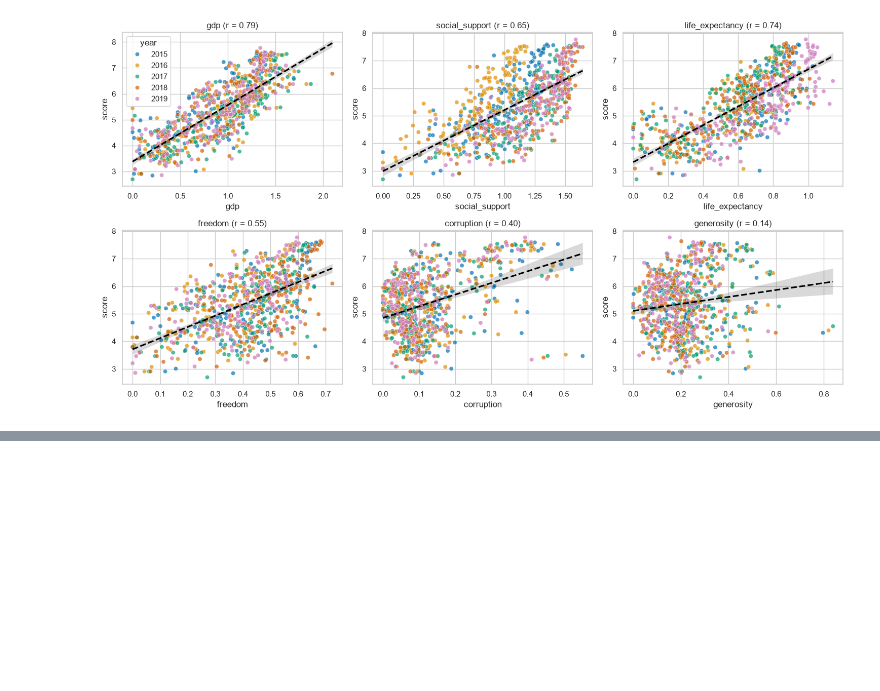
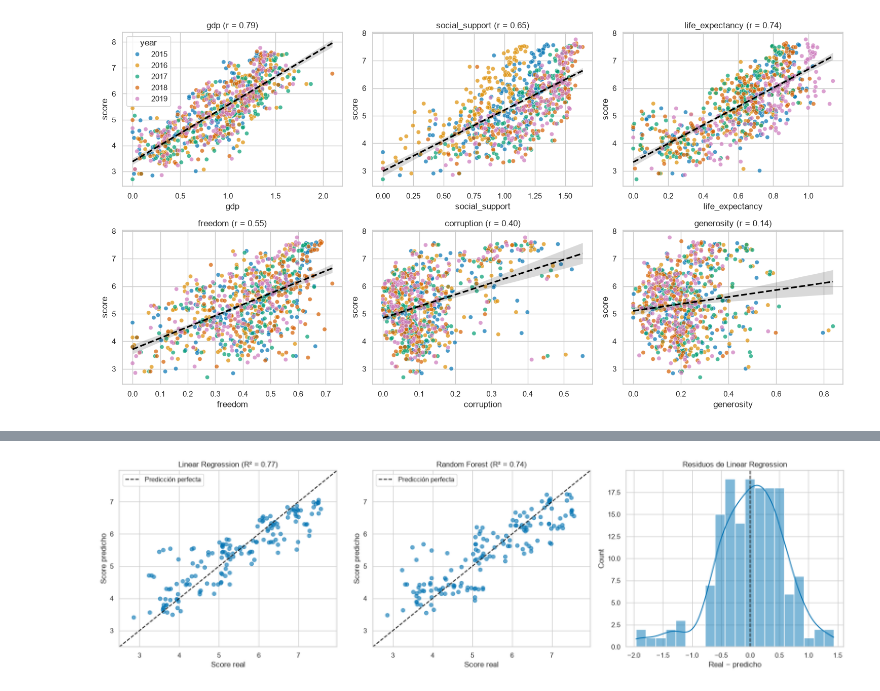
Before and after one commit to andrescam2026/ETL-WORKSHOP-03, a Jupyter notebook: notebooks/analysis.ipynb, the cells around one changed output, grey strips where cells are left out. Drawn from its saved outputs; the diff is of its cells as text; code cells hidden in the pictures; blank space fills up the shorter version.

```diff
--- a/notebooks/analysis.ipynb
+++ b/notebooks/analysis.ipynb
@@ -479,0 +588,25 @@ plt.show()
+# %%
+import numpy as np
+from sklearn.metrics import mean_absolute_error, mean_squared_error, r2_score
+
+
+def metricas(y_real, y_pred, n_features):
+    n = len(y_real)
+    mse = mean_squared_error(y_real, y_pred)
+    r2 = r2_score(y_real, y_pred)
+    return {"MAE": mean_absolute_error(y_real, y_pred), "MSE": mse, "RMSE": np.sqrt(mse),
+            "R²": r2, "R² ajustado": 1 - (1 - r2) * (n - 1) / (n - n_features - 1)}
+
+
+predicciones = {n: p.predict(X_test) for n, p in modelos.items()}
+tabla = pd.DataFrame({n: metricas(y_test, pred, len(FEATURES))
+                      for n, pred in predicciones.items()}).T
+print("Conjunto de PRUEBA")
+display(tabla.round(3))
+
+# Comparación con entrenamiento para detectar sobreajuste
+tabla_train = pd.DataFrame({n: metricas(y_train, p.predict(X_train), len(FEATURES))
+                            for n, p in modelos.items()}).T
+print("Conjunto de ENTRENAMIENTO")
+display(tabla_train.round(3))
+print(f"Desviación estándar del score en prueba: {y_test.std():.3f}")
@@ -479,0 +623,19 @@ plt.show()
+# %%
+fig, axes = plt.subplots(1, 3, figsize=(17, 5))
+lim = [y.min() - 0.2, y.max() + 0.2]
+
+for ax, (nombre, pred) in zip(axes[:2], predicciones.items()):
+    ax.scatter(y_test, pred, alpha=0.6, color="#0072B2")
+    ax.plot(lim, lim, "k--", label="Predicción perfecta")
+    ax.set(xlim=lim, ylim=lim, xlabel="Score real", ylabel="Score predicho",
+           title=f"{nombre} (R² = {r2_score(y_test, pred):.2f})")
+    ax.legend()
+
+residuos = y_test - predicciones["Linear Regression"]
+sns.histplot(residuos, bins=20, kde=True, color="#0072B2", ax=axes[2])
+axes[2].axvline(0, color="k", linestyle="--")
+axes[2].set(title="Residuos de Linear Regression", xlabel="Real − predicho")
+plt.tight_layout()
+plt.show()
+# %% [output]
+[figure, added]
```
Also changed, not shown: parts of 17 cells of this notebook, 8 other files.
